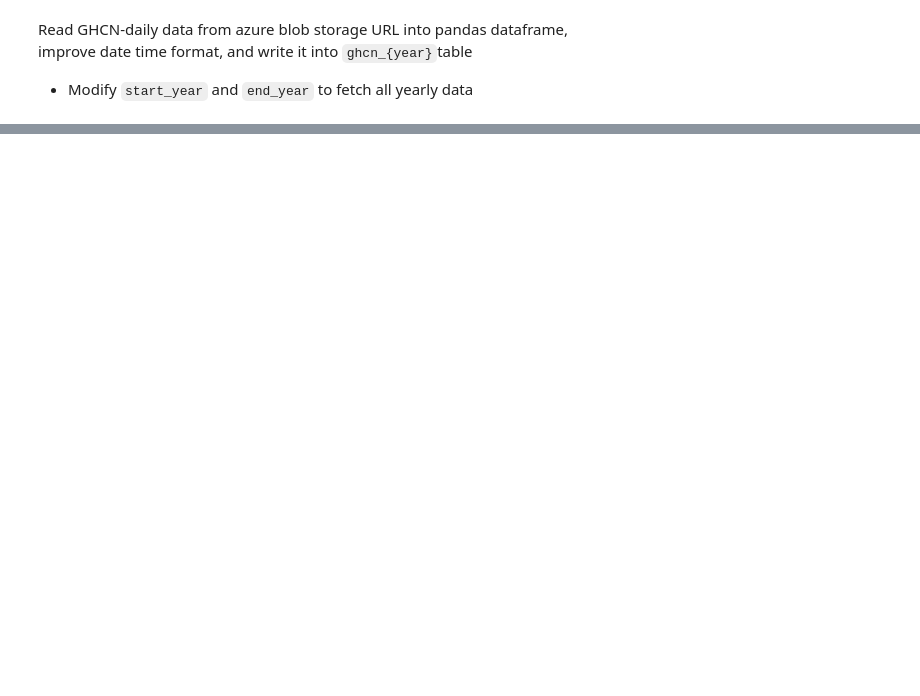
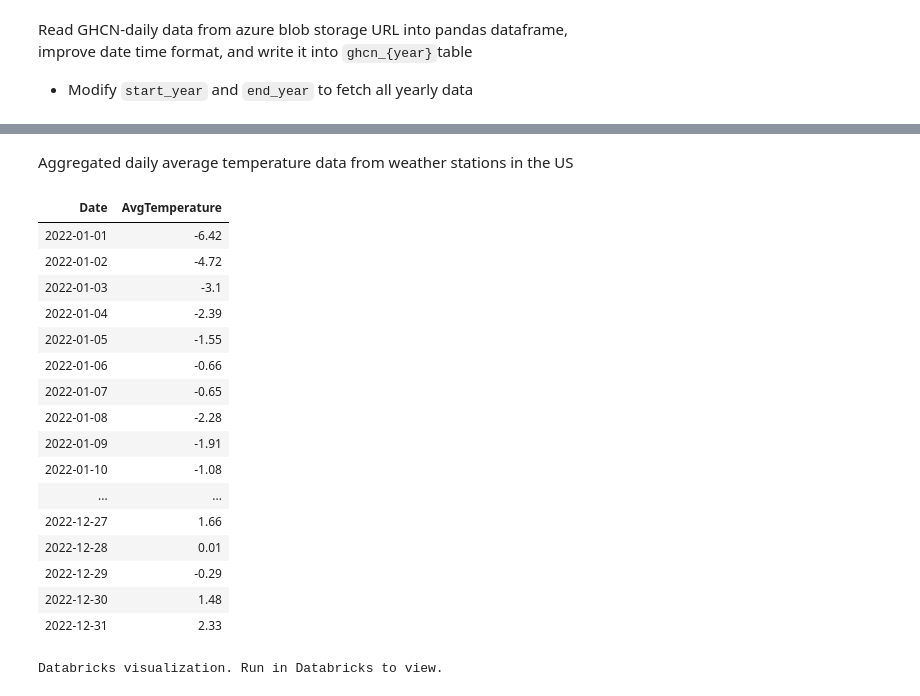
Before and after one commit to HighTechnologyFoundation/HTFCloudFellows, a Jupyter notebook: GHCN-D/GHCN in Databricks.ipynb, the cells around one changed output, grey strips where cells are left out. Cells and saved outputs as stored; diff of their text form; code cells hidden in the pictures; blank space fills up the shorter version.

```diff
--- a/GHCN-D/GHCN in Databricks.ipynb
+++ b/GHCN-D/GHCN in Databricks.ipynb
@@ -33,0 +61,30 @@ SORT BY g.Time
+# %% [markdown]
+Aggregated daily average temperature data from weather stations in the US
+# %%
+%sql
+SELECT DISTINCT date(g.Time) as Date, round(mean(g.Value) / 10, 2) as AvgTemperature
+FROM ghcn.ghcn_2022 g
+JOIN ghcn.station_metadata s
+ON g.ID = s.ID
+WHERE s.Country_code = 'US' AND g.Element = 'TAVG'
+GROUP BY Date
+ORDER BY Date
+# %% [output]
+| Date | AvgTemperature |
+| 2022-01-01 | -6.42 |
+| 2022-01-02 | -4.72 |
+| 2022-01-03 | -3.1 |
+| 2022-01-04 | -2.39 |
+| 2022-01-05 | -1.55 |
+| 2022-01-06 | -0.66 |
+| 2022-01-07 | -0.65 |
+| 2022-01-08 | -2.28 |
+| 2022-01-09 | -1.91 |
+| 2022-01-10 | -1.08 |
+| ... | ... |
+| 2022-12-27 | 1.66 |
+| 2022-12-28 | 0.01 |
+| 2022-12-29 | -0.29 |
+| 2022-12-30 | 1.48 |
+| 2022-12-31 | 2.33 |
+Databricks visualization. Run in Databricks to view.
```
Also changed, not shown: parts of 4 cells of this notebook.
